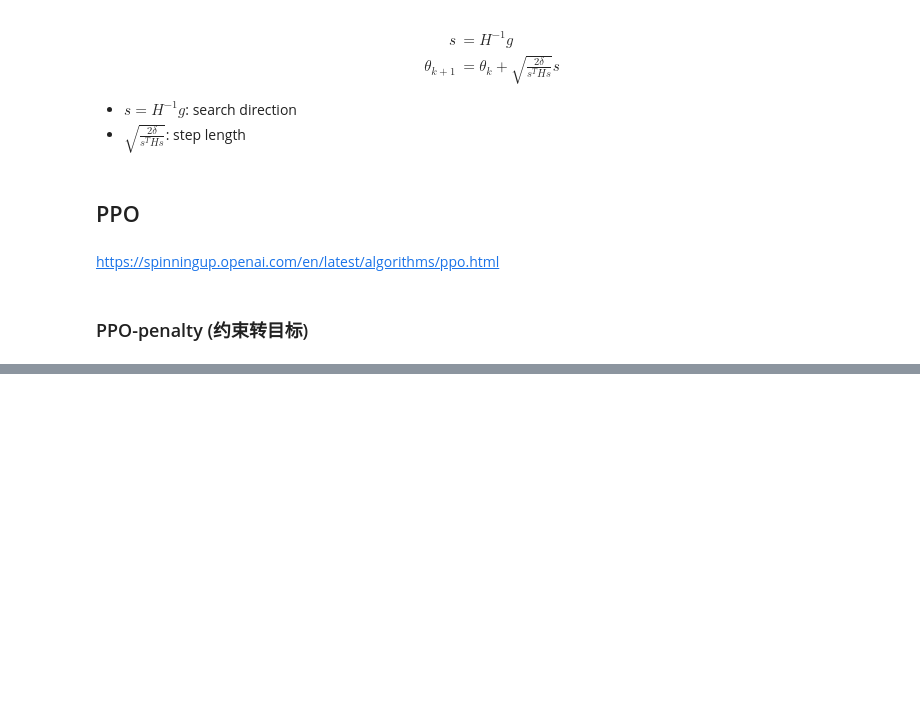
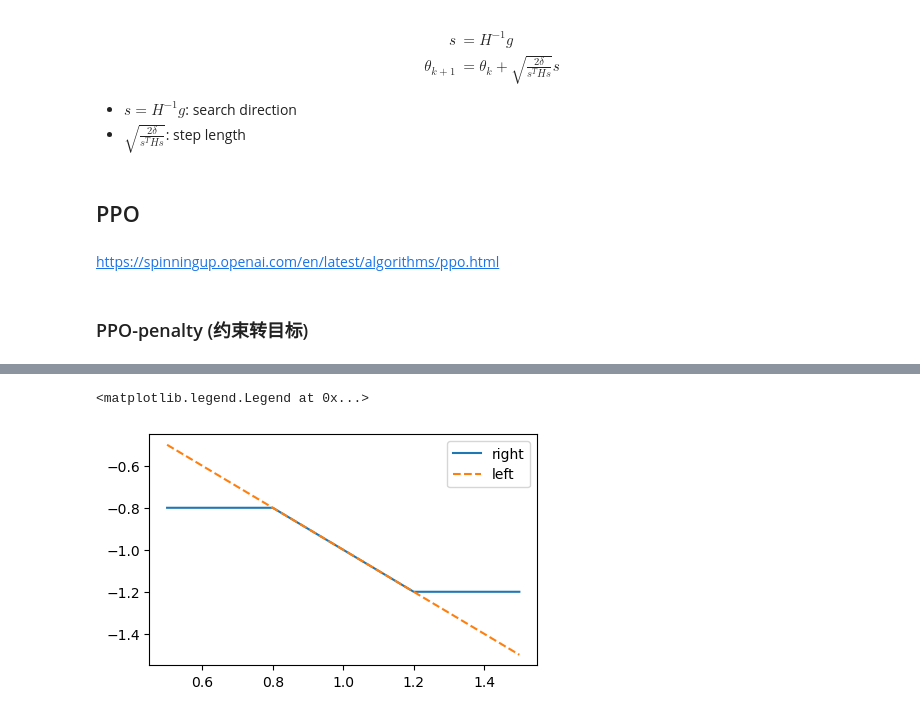
Before and after one commit to chunhuizhang/personal_chatgpt, a Jupyter notebook: tutorials/drl/policy_based/pg_trpo_ppo.ipynb, the cells around one changed output, grey strips where cells are left out. Drawn from its saved outputs; the diff is of its cells as text; code cells hidden in the pictures; blank space fills up the shorter version.

```diff
--- a/tutorials/drl/policy_based/pg_trpo_ppo.ipynb
+++ b/tutorials/drl/policy_based/pg_trpo_ppo.ipynb
@@ -113,0 +190,8 @@ https://spinningup.openai.com/en/latest/algorithms/ppo.html
+# %%
+plt.figure(figsize=(5, 3))
+plt.plot(x, -1*clip(x), label=r'right')
+plt.plot(x, -x, '--', label=r'left')
+plt.legend()
+# %% [output]
+<matplotlib.legend.Legend at 0x...>
+[figure, added]
```
Also changed, not shown: parts of 12 cells of this notebook, 1 other file.
